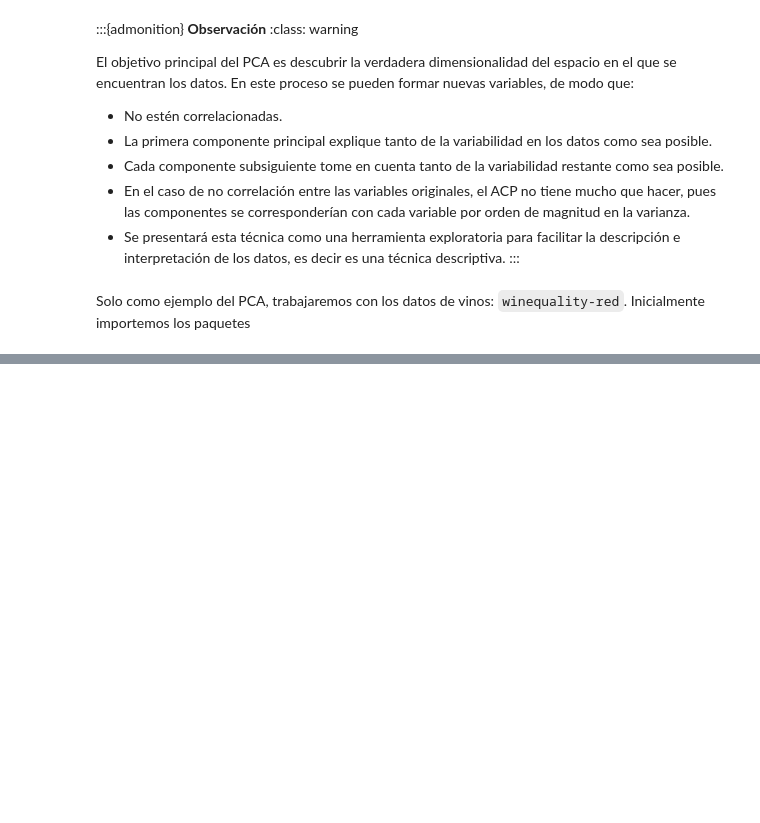
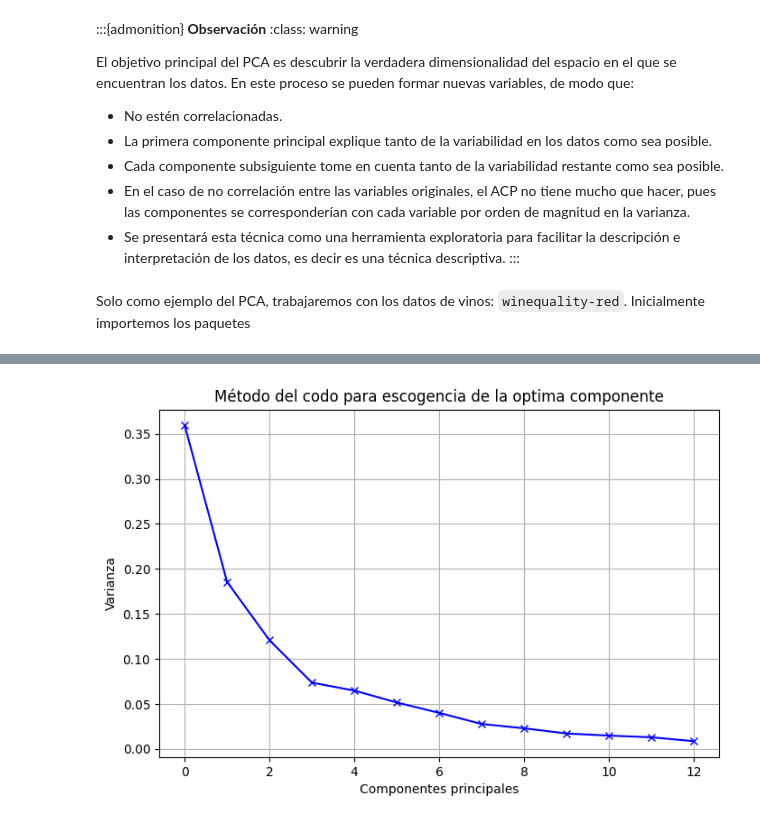
Before and after one commit to cdeoroaguado/jbook_ml202430, a Jupyter notebook: _sources/modulo_3.ipynb, the cells around one changed output, grey strips where cells are left out. Saved outputs shown, nothing was run; the diff lists cells and outputs as text; code cells hidden in the pictures; blank space fills up the shorter version.

```diff
--- a/_sources/modulo_3.ipynb
+++ b/_sources/modulo_3.ipynb
@@ -1814,0 +1951,10 @@ from sklearn.decomposition import PCA
+# %%
+plt.figure(figsize=(8, 5))
+plt.plot(range(pca.n_components_), exp_variance, 'bx-')
+plt.xlabel('Componentes principales')
+plt.ylabel('Varianza')
+plt.title('Método del codo para escogencia de la optima componente')
+plt.grid()
+plt.show()
+# %% [output]
+[figure, added]
```
Also changed, not shown: parts of 66 cells of this notebook, 30 other files.
